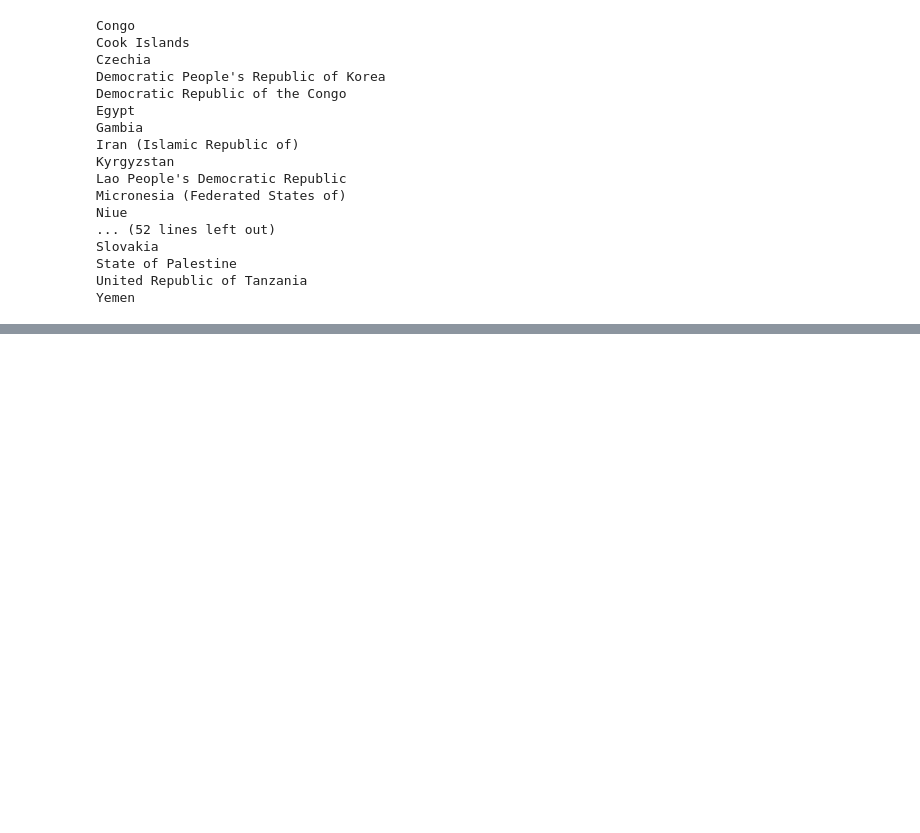
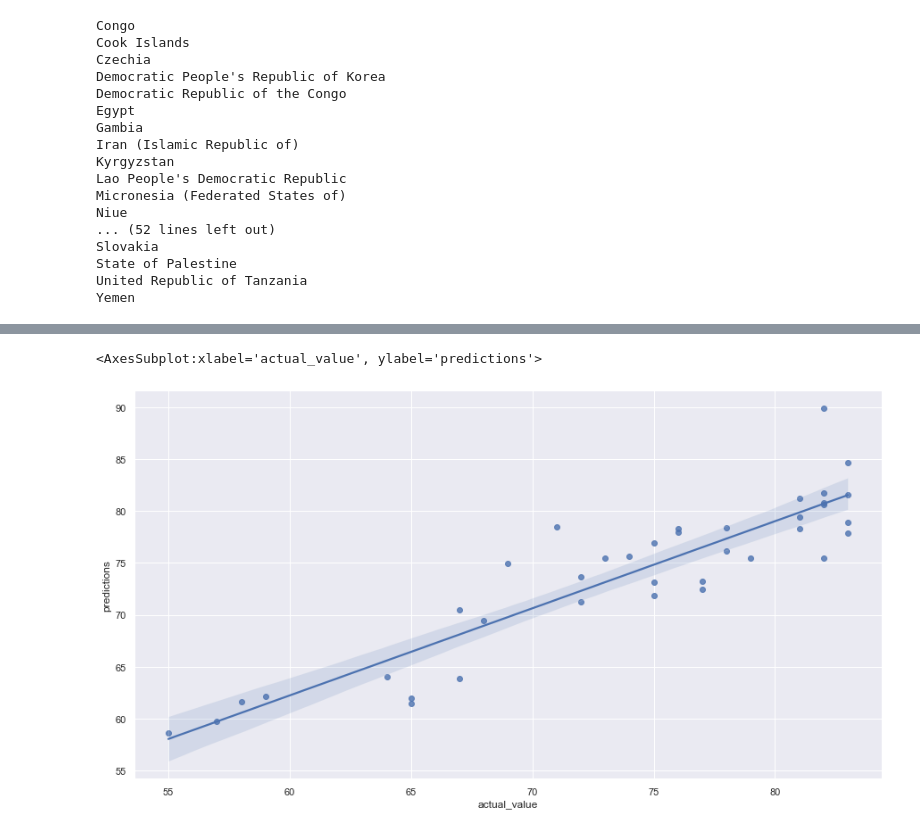
Before and after one commit to xavierpaez/regression-project-metis, a Jupyter notebook: mvp-anaylsis.ipynb, the cells around one changed output, grey strips where cells are left out. Cells and saved outputs as stored; diff of their text form; code cells hidden in the pictures; blank space fills up the shorter version.

```diff
--- a/mvp-anaylsis.ipynb
+++ b/mvp-anaylsis.ipynb
@@ -254,6 +296,6 @@ print(r_squared)
 # %%
 from sklearn.model_selection import train_test_split
-X = df.drop(columns = ['life_expectancy'])
+X = df.drop(columns = ['life_expectancy', 'hdi', 'dtp3', 'hepb', 'bcg'])
 y = df["life_expectancy"]
 
 X, X_test, y, y_test = train_test_split(X, y, test_size=.2, random_state=42)
@@ -269,0 +312,8 @@ print(r_squared_test)
+# %%
+y_pred = pd.DataFrame()
+y_pred['predictions'] = lr.predict(X_test)
+y_pred['actual_value'] = y_test.values
+sns.regplot(x="actual_value", y="predictions", data=y_pred)
+# %% [output]
+<AxesSubplot:xlabel='actual_value', ylabel='predictions'>
+[figure, added]
```
Also changed, not shown: parts of 11 cells of this notebook.
